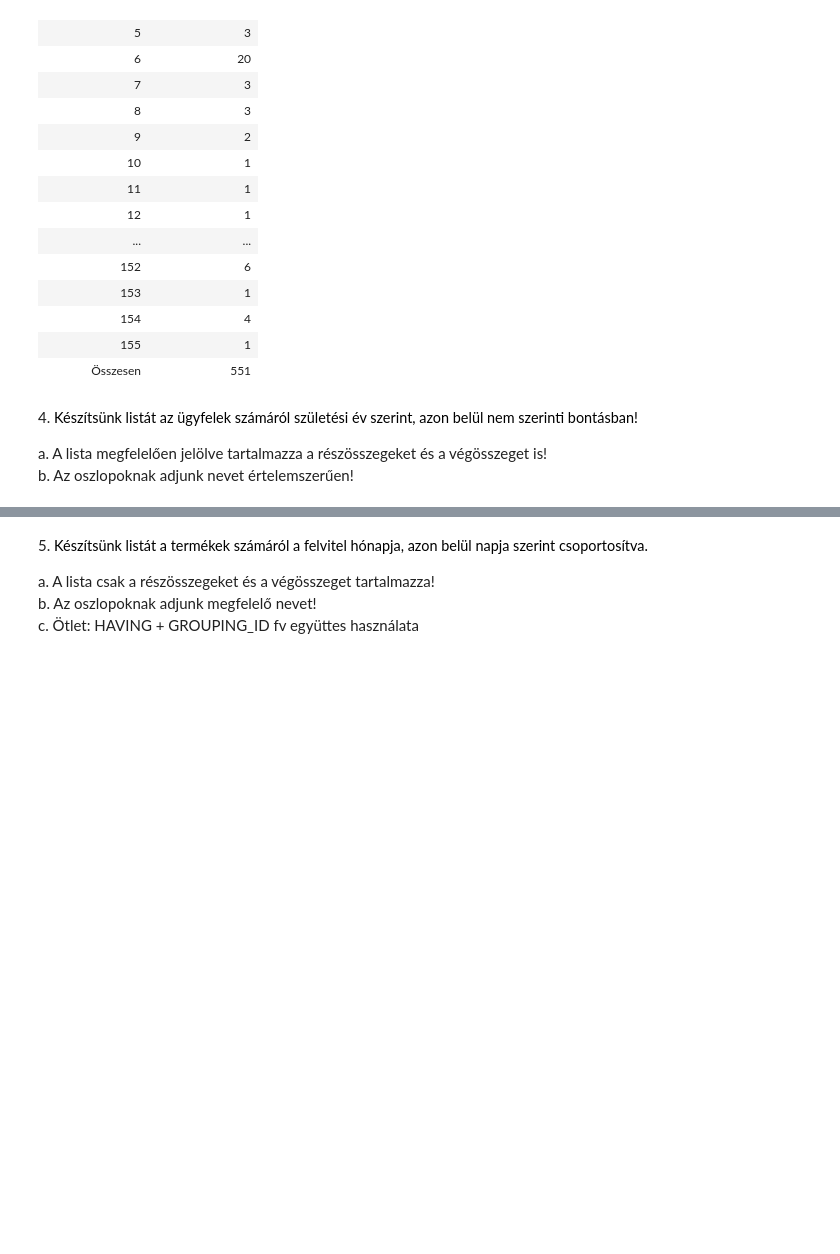
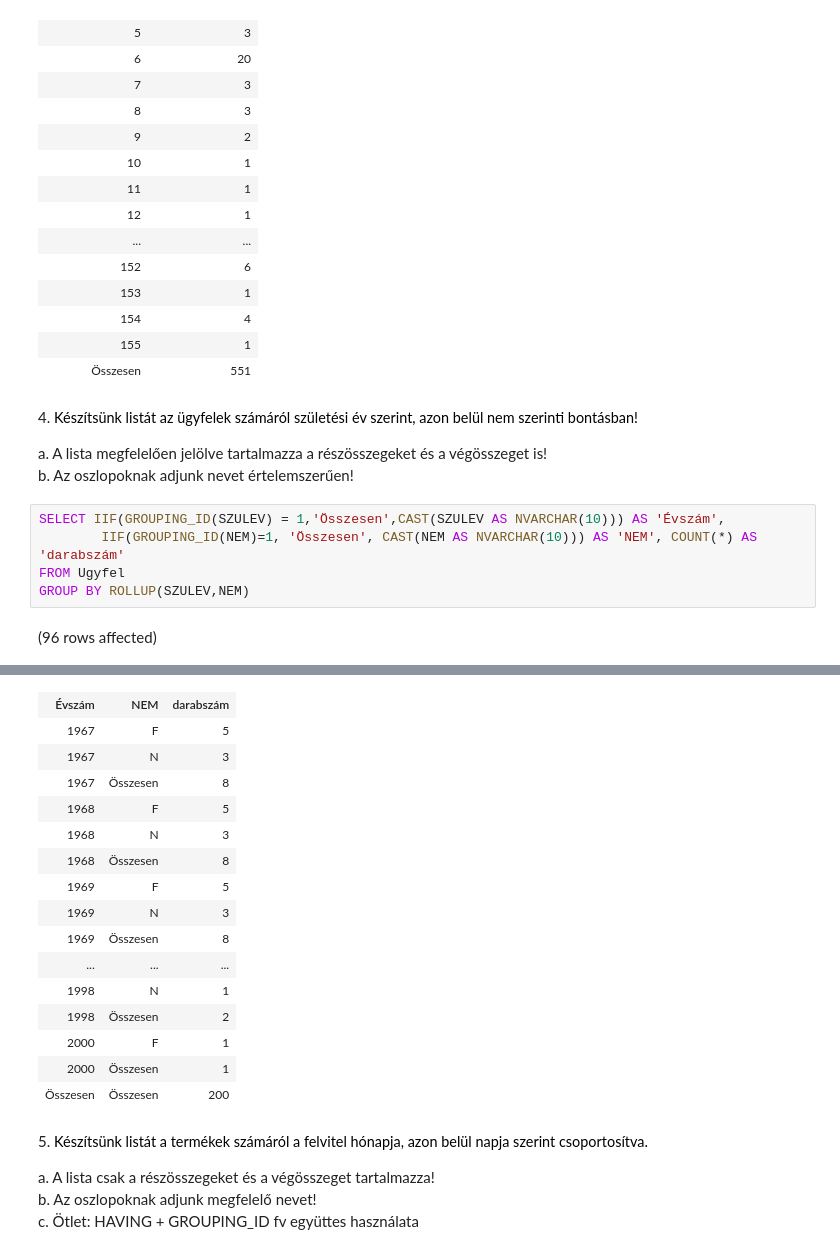
Before and after one commit to pabalint/adatb-zis_sql, a Jupyter notebook: gyakorlat04_feladatok.ipynb, the cells around one changed output, grey strips where cells are left out. Cells and saved outputs as stored; diff of their text form; blank space fills up the shorter version.

```diff
--- a/gyakorlat04_feladatok.ipynb
+++ b/gyakorlat04_feladatok.ipynb
@@ -93,3 +93,10 @@ Total execution time: 00:00:00.010
 
 a. A lista megfelelően jelölve tartalmazza a részösszegeket és a végösszeget is!
 b. Az oszlopoknak adjunk nevet értelemszerűen!
+# %%
+SELECT IIF(GROUPING_ID(SZULEV) = 1,'Összesen',CAST(SZULEV AS NVARCHAR(10))) AS 'Évszám',
+        IIF(GROUPING_ID(NEM)=1, 'Összesen', CAST(NEM AS NVARCHAR(10))) AS 'NEM', COUNT(*) AS 'darabszám'
+FROM Ugyfel
+GROUP BY ROLLUP(SZULEV,NEM)
+# %% [output]
+(96 rows affected)
@@ -96,3 +104,19 @@ b. Az oszlopoknak adjunk nevet értelemszerűen!
+| Évszám | NEM | darabszám |
+| 1967 | F | 5 |
+| 1967 | N | 3 |
+| 1967 | Összesen | 8 |
+| 1968 | F | 5 |
+| 1968 | N | 3 |
+| 1968 | Összesen | 8 |
+| 1969 | F | 5 |
+| 1969 | N | 3 |
+| 1969 | Összesen | 8 |
+| ... | ... | ... |
+| 1998 | N | 1 |
+| 1998 | Összesen | 2 |
+| 2000 | F | 1 |
+| 2000 | Összesen | 1 |
+| Összesen | Összesen | 200 |
 # %% [markdown]
 5. <span style="background-color: rgb(255, 255, 255); color: rgb(0, 0, 0); font-family: &quot;Open Sans&quot;, sans-serif; font-size: 14.44px;">Készítsünk listát a termékek számáról a felvitel hónapja, azon belül napja szerint csoportosítva.&nbsp;</span>
 
```
Also changed, not shown: parts of 3 cells of this notebook, 1 other file.
